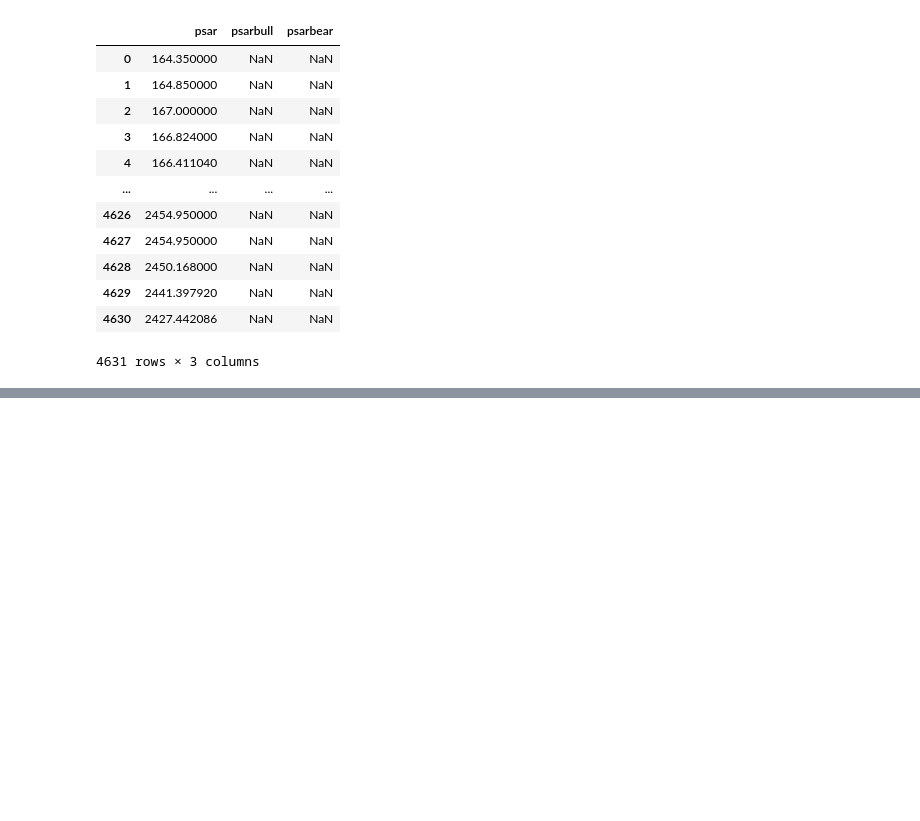
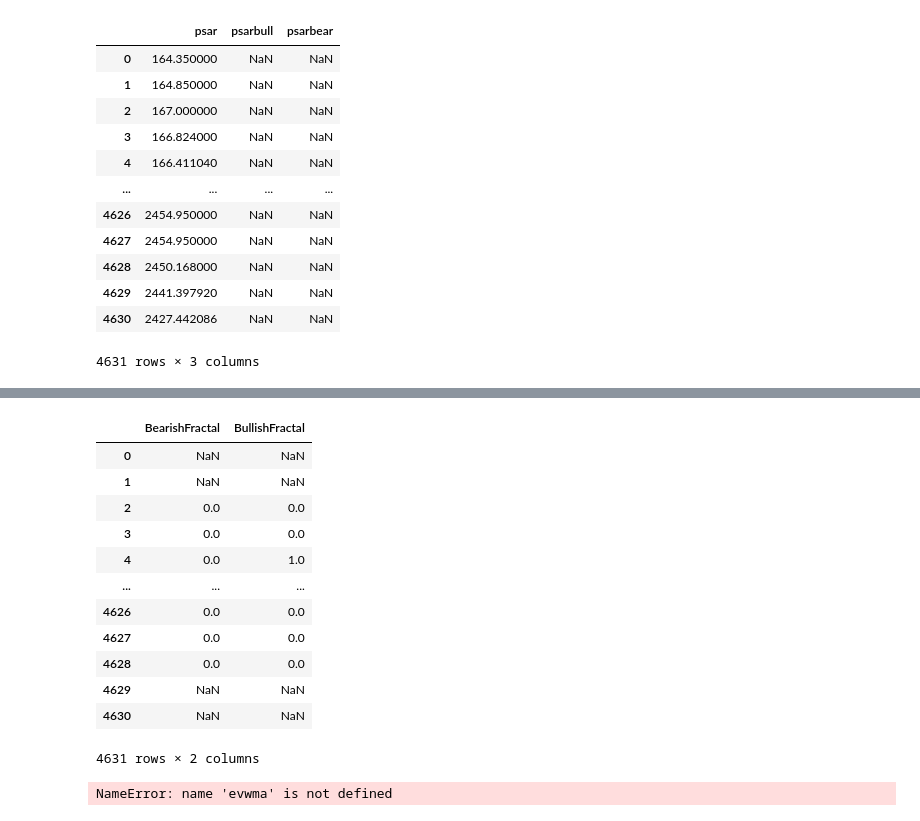
Before and after one commit to divyanshu-kunwar/StatisticIndicators, a Jupyter notebook: indicator-S.ipynb, the cells around one changed output, grey strips where cells are left out. Cells and saved outputs as stored; diff of their text form; code cells hidden in the pictures; blank space fills up the shorter version.

Commit message:
added evstc

```diff
--- a/indicator-S.ipynb
+++ b/indicator-S.ipynb
@@ -1097,0 +1098,62 @@ VC(df)
+# %%
+def WILLIAMS_FRACTAL(data: DataFrame, period: int = 2) -> DataFrame:
+        def is_bullish_fractal(x):
+            if x[period] == min(x):
+                return True
+            return False
+
+        def is_bearish_fractal(x):
+            if x[period] == max(x):
+                return True
+            return False
+
+        window_size = period * 2 + 1
+        bearish_fractals = pd.Series(
+            data.high.rolling(window=window_size, center=True).apply(
+                is_bearish_fractal, raw=True
+            ),
+            name="BearishFractal",
+        )
+        bullish_fractals = pd.Series(
+            data.low.rolling(window=window_size, center=True).apply(
+                is_bullish_fractal, raw=True
+            ),
+            name="BullishFractal",
+        )
+        return pd.concat([bearish_fractals, bullish_fractals], axis=1)
+WILLIAMS_FRACTAL(df)
+# %% [output]
+|  | BearishFractal | BullishFractal |
+| 0 | NaN | NaN |
+| 1 | NaN | NaN |
+| 2 | 0.0 | 0.0 |
+| 3 | 0.0 | 0.0 |
+| 4 | 0.0 | 1.0 |
+| ... | ... | ... |
+| 4626 | 0.0 | 0.0 |
+| 4627 | 0.0 | 0.0 |
+| 4628 | 0.0 | 0.0 |
+| 4629 | NaN | NaN |
+| 4630 | NaN | NaN |
+4631 rows × 2 columns
+# %%
+def EVSTC(data: DataFrame,period_fast: int = 12,period_slow: int = 30,
+        k_period: int = 10,d_period: int = 3,adjust: bool = True) -> Series:
+
+        ema_slow = evwma(data, period_slow)
+        ema_fast = evwma(data, period_fast)
+
+        macd = ema_fast - ema_slow
+
+        STOK = pd.Series((
+            (macd - macd.rolling(window=k_period).min())
+            / (macd.rolling(window=k_period).max() - macd.rolling(window=k_period).min())
+            ) * 100)
+
+        STOD = STOK.rolling(window=d_period).mean()
+        STOD_DoubleSmooth = STOD.rolling(window=d_period).mean()
+
+        return pd.Series(STOD_DoubleSmooth, name="{0} period EVSTC".format(k_period))
+EVSTC(df)
+# %% [output]
+NameError: name 'evwma' is not defined
```
Also changed, not shown: parts of 2 cells of this notebook.
